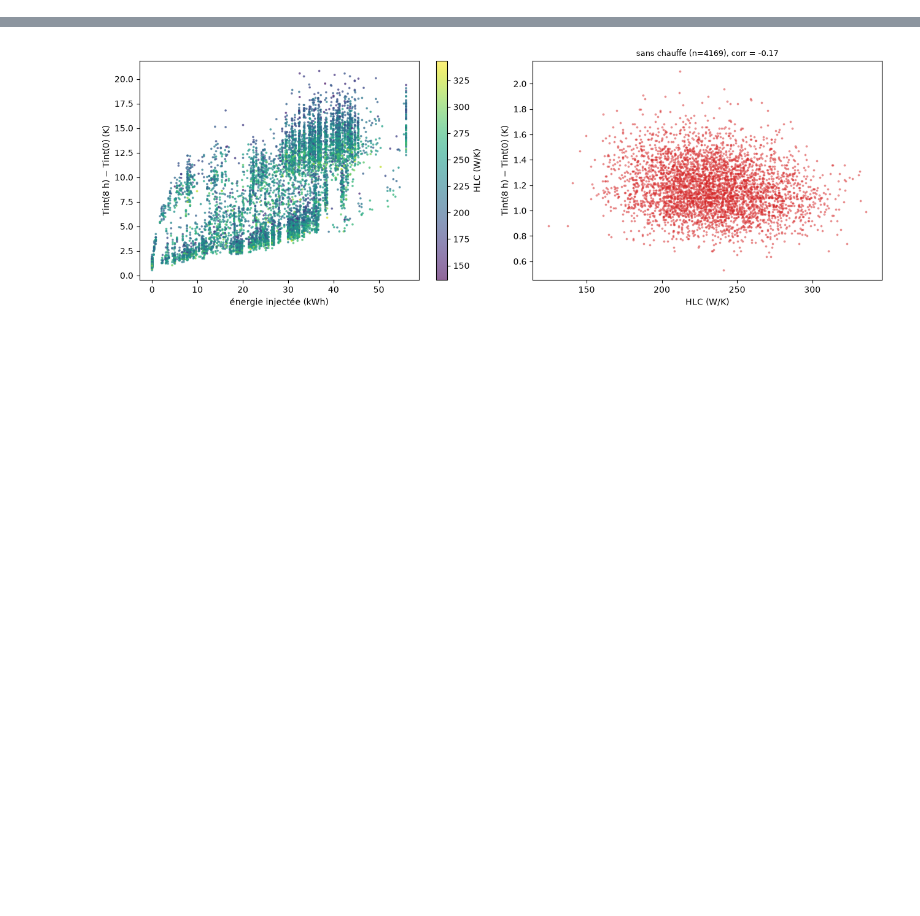
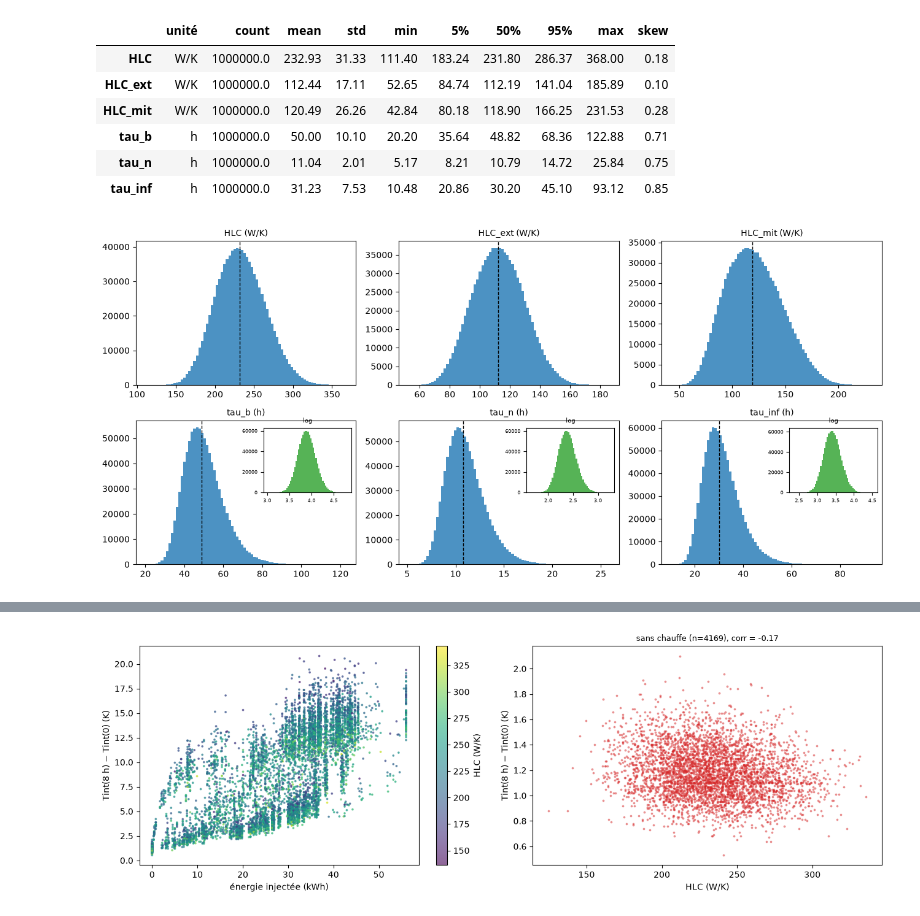
Before and after one commit to Fareshd049/coenergy-assessment, a Jupyter notebook: notebooks/report.ipynb, the cells around one changed output, grey strips where cells are left out. Drawn from its saved outputs; the diff is of its cells as text; code cells hidden in the pictures; blank space fills up the shorter version.

Commit message:
Rapport restructuré : EDA sur 1M simulations, problème mal posé (3.7), lectures

```diff
--- a/notebooks/report.ipynb
+++ b/notebooks/report.ipynb
@@ -200,0 +106,5 @@ Conséquence importante : **environ 8,3 % des simulations ne chauffent jamais**.
+# %%
+files = list_batches(DATA)
+SCAN = scan_dataset(DATA, cache=ARTIFACTS / "cache" / "scan_1M.pkl")
+print(f"{len(files)} fichiers, {len(SCAN):,} simulations")
+full_consistency_checks(SCAN).to_frame("valeur")
@@ -200,0 +156,13 @@ Conséquence importante : **environ 8,3 % des simulations ne chauffent jamais**.
+# %%
+Y = scan_targets(SCAN)
+display(target_table(Y))
+plot_target_distributions(Y);
+# %% [output]
+|  | unité | count | mean | std | min | 5% | 50% | 95% | max | skew |
+| HLC | W/K | 1000000.0 | 232.93 | 31.33 | 111.40 | 183.24 | 231.80 | 286.37 | 368.00 | 0.18 |
+| HLC_ext | W/K | 1000000.0 | 112.44 | 17.11 | 52.65 | 84.74 | 112.19 | 141.04 | 185.89 | 0.10 |
+| HLC_mit | W/K | 1000000.0 | 120.49 | 26.26 | 42.84 | 80.18 | 118.90 | 166.25 | 231.53 | 0.28 |
+| tau_b | h | 1000000.0 | 50.00 | 10.10 | 20.20 | 35.64 | 48.82 | 68.36 | 122.88 | 0.71 |
+| tau_n | h | 1000000.0 | 11.04 | 2.01 | 5.17 | 8.21 | 10.79 | 14.72 | 25.84 | 0.75 |
+| tau_inf | h | 1000000.0 | 31.23 | 7.53 | 10.48 | 20.86 | 30.20 | 45.10 | 93.12 | 0.85 |
+[figure, added]
```
Also changed, not shown: parts of 119 cells of this notebook, 8 other files.
